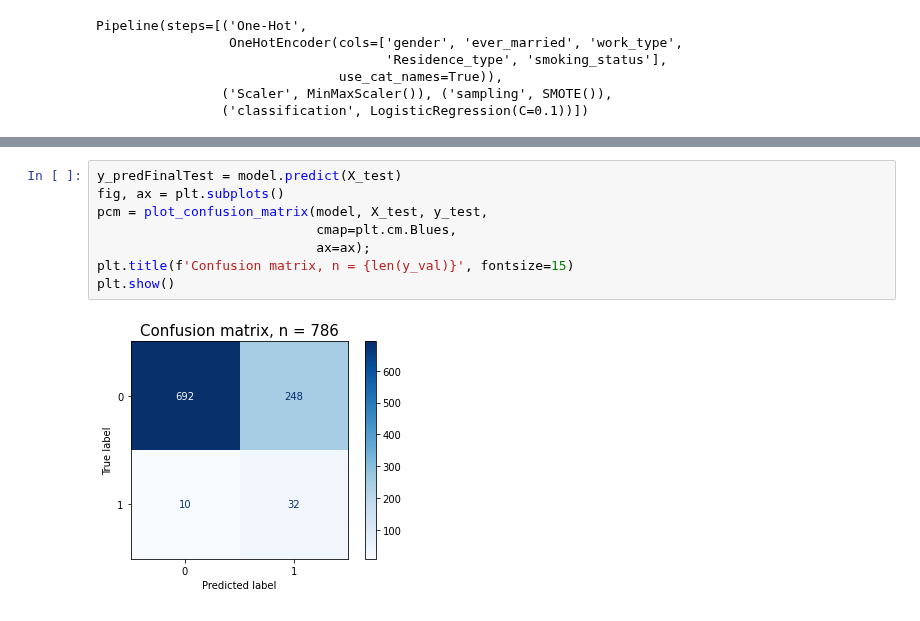
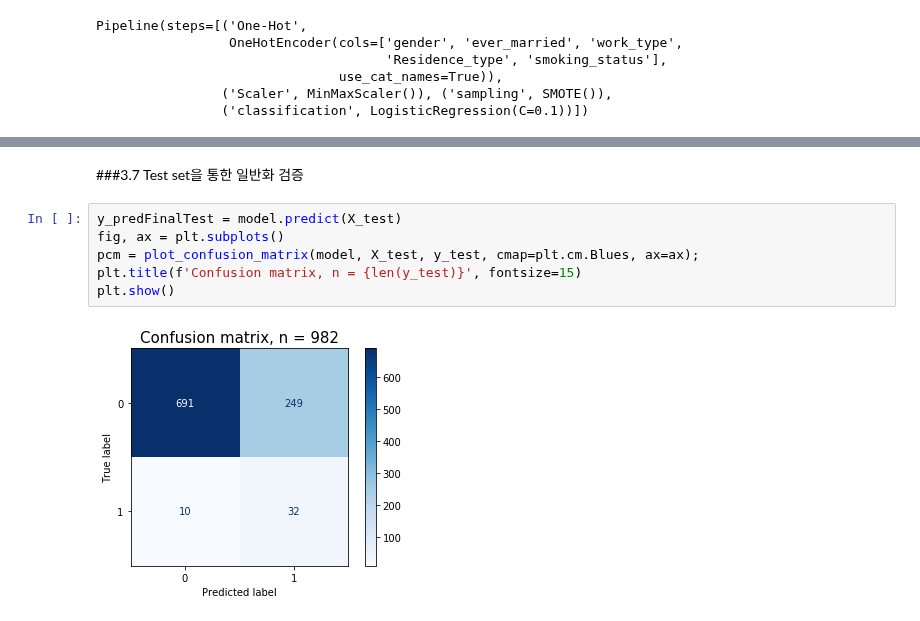
Before and after one commit to sanha-hwang/Stroke-prediction, a Jupyter notebook: Project2_Stroke_Prediction.ipynb, the cells around one changed output, grey strips where cells are left out. Cells and saved outputs as stored; diff of their text form.

```diff
--- a/Project2_Stroke_Prediction.ipynb
+++ b/Project2_Stroke_Prediction.ipynb
@@ -690,13 +591,13 @@ f1-score : 0.20, auc : 0.74
+# %% [markdown]
+###3.7 Test set을  통한 일반화 검증
 # %%
 y_predFinalTest = model.predict(X_test)
 fig, ax = plt.subplots()
-pcm = plot_confusion_matrix(model, X_test, y_test,
-                            cmap=plt.cm.Blues,
-                            ax=ax);
-plt.title(f'Confusion matrix, n = {len(y_val)}', fontsize=15)
+pcm = plot_confusion_matrix(model, X_test, y_test, cmap=plt.cm.Blues, ax=ax);
+plt.title(f'Confusion matrix, n = {len(y_test)}', fontsize=15)
 plt.show()
 # %% [output]
-[figure, old version]
+[figure, new version]
 # %%
 print(classification_report(y_test, y_predFinalTest))
 score(y_test,y_predFinalTest)
```
Also changed, not shown: parts of 55 cells of this notebook.
